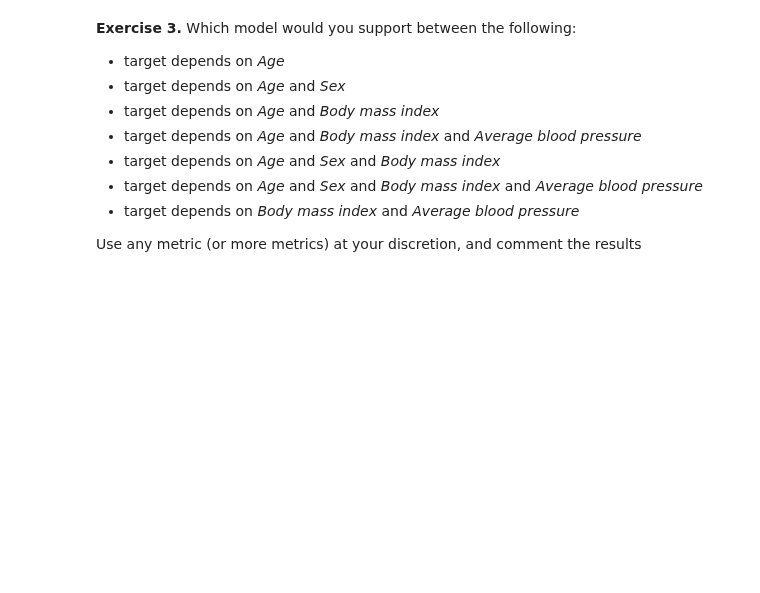
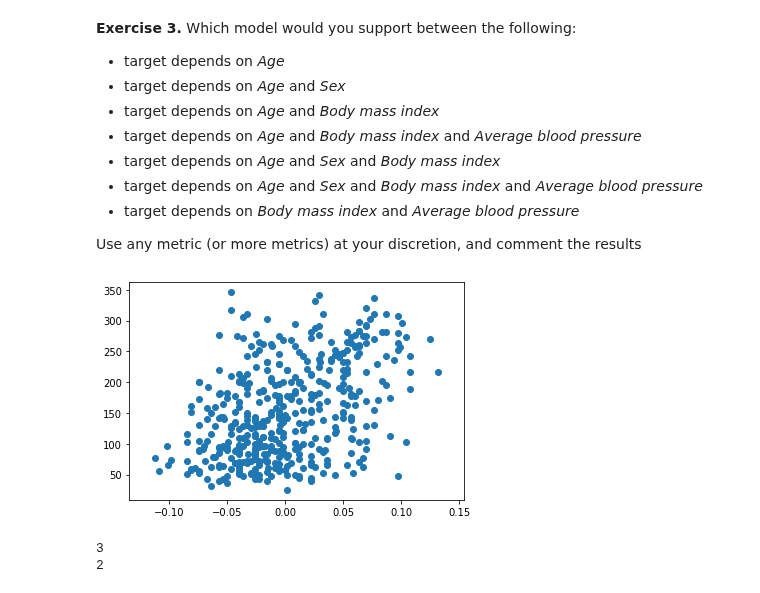
Before and after one commit to marcolorenzi/marcolorenzi.github.io, a Jupyter notebook: material/Resampling/Class_exercises.ipynb, the cells around one changed output. Cells and saved outputs as stored; diff of their text form; code cells hidden in the pictures; blank space fills up the shorter version.

```diff
--- a/material/Resampling/Class_exercises.ipynb
+++ b/material/Resampling/Class_exercises.ipynb
@@ -74,0 +143,23 @@ __Exercise 4.__ Which model would you support between the following:
+# %%
+AIC = []
+BIC = []
+
+x = data[:,3]
+y = target
+
+plt.scatter(x,y)
+plt.show()
+
+for n_elements in [[0],[0,1],[0,2],[0,2,3],[0,1,2],[0,1,2,3]]:
+    x = data[:,n_elements]
+    w_ml, sigma2_ml = fit_poly(x,y)
+    training_ll = Gaussian_loglik(x,y,w_ml,sigma2_ml)
+    AIC.append(-2*training_ll + 2*len(n_elements))
+    BIC.append(-2*training_ll + 2*len(n_elements)*np.log(x.shape[0]))
+
+print(np.argmin(AIC))
+print(np.argmin(BIC))
+# %% [output]
+[figure, added]
+3
+2
```
Also changed, not shown: parts of 8 cells of this notebook.
